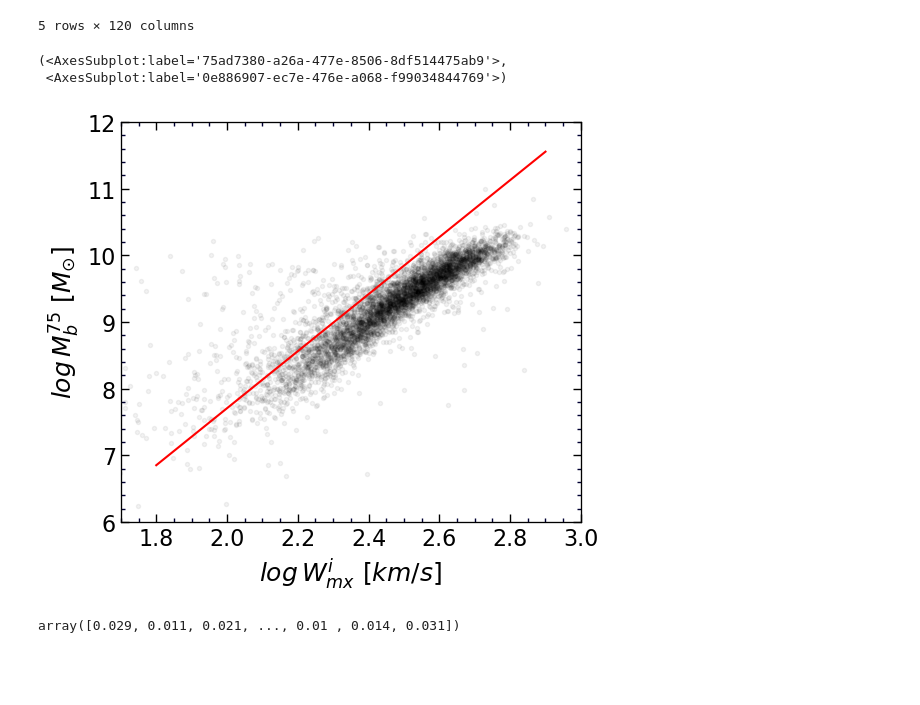
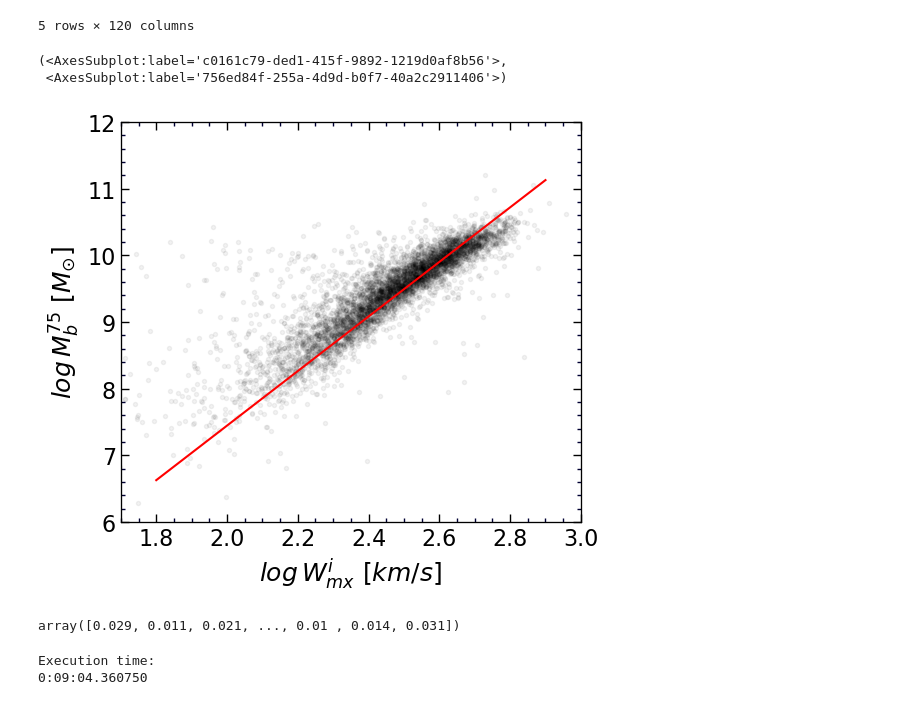
Before and after one commit to ekourkchi/test_TFRcatal, a Jupyter notebook: BTFR_fit_infrared.ipynb, the cells around one changed output. Saved outputs shown, nothing was run; the diff lists cells and outputs as text; code cells hidden in the pictures; blank space fills up the shorter version.

```diff
--- a/BTFR_fit_infrared.ipynb
+++ b/BTFR_fit_infrared.ipynb
@@ -105,36 +105,36 @@ Index(['PGC', 'Name', 'Vhel', 'Vls', 'u', 'g', 'r', 'i', 'z', 'w1',
 | 4 | 55 | UGC12898 | 4779.0 | 5052.2 | 16.82 | 16.08 | 15.71 | 15.50 | 15.40 | 16.18 | ... | ... |
 5 rows × 120 columns
 # %%
-logMs = 1.15 - 0.4*df['M1_75']
+logMs = 1.366 - 0.4*df['M1_75']
 df['Mass_star'] = 10**logMs
 df['Mb'] = 1.33*df['Mass_HI'] + df['Mass_star']
 
 fig = py.figure(figsize=(5, 5), dpi=100)
 fig.subplots_adjust(wspace=0, top=0.92, bottom=0.12, left=0.06, right=0.98)
 gs = gridspec.GridSpec(1,1) ; p=0
 ax = plt.subplot(gs[p]) ; p+=1
 
 dff = df[(df.Qw>2)&(df.elgWi>0)&(df.lgWmxi>0)].dropna()
 
 X = dff.lgWmxi.values
 Y = np.log10(dff.Mb.values)
 
 ax.plot(X, Y, 'k.', alpha=0.05)
 
 w = np.linspace(1.8,2.9,100)
 # M = 4.378027433423001*(w-2.5) + 9.898532993058211
-M = 4.276*(w-2.5) + 9.846
+M = 4.092*(w-2.5) + 9.493
 
 ax.plot(w, M, 'r-')
 
 
 ax.set_xlabel(r'$log \/ W_{mx}^i \/\/[km/s]$', fontsize=18)
 ax.set_ylabel(r'$log \/ M_b^{75} \/\/ [M_{\odot}]$', fontsize=18)
 set_axes(ax, (1.7,3), (6,12))
 # %% [output]
-(<AxesSubplot:label='75ad7380-a26a-477e-8506-8df514475ab9'>,
- <AxesSubplot:label='0e886907-ec7e-476e-a068-f99034844769'>)
+(<AxesSubplot:label='c0161c79-ded1-415f-9892-1219d0af8b56'>,
+ <AxesSubplot:label='756ed84f-255a-4d9d-b0f7-40a2c2911406'>)
-[figure, old version]
+[figure, new version]
 # %%
 logWe = dff.elgWi.values
 
@@ -213,6 +213,9 @@ sampler.run_mcmc(p0, 5000)
 t2 =  datetime.now()
 print("Execution time:")
 print(t2-t1)
+# %% [output]
+Execution time:
+0:09:04.360750
 # %%
 samples = sampler.chain[:, 2000:, :].reshape((-1, ndim))
 
```
Also changed, not shown: parts of 6 cells of this notebook, 1 other file.
